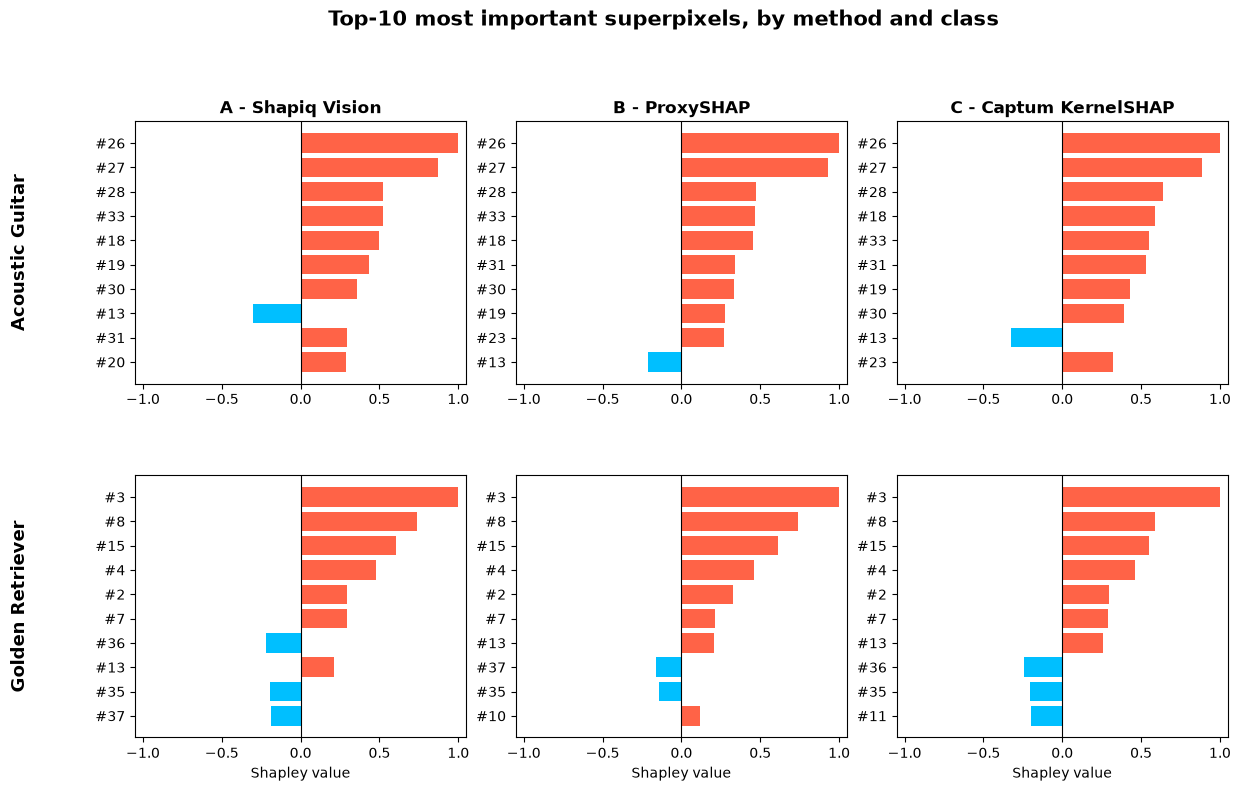
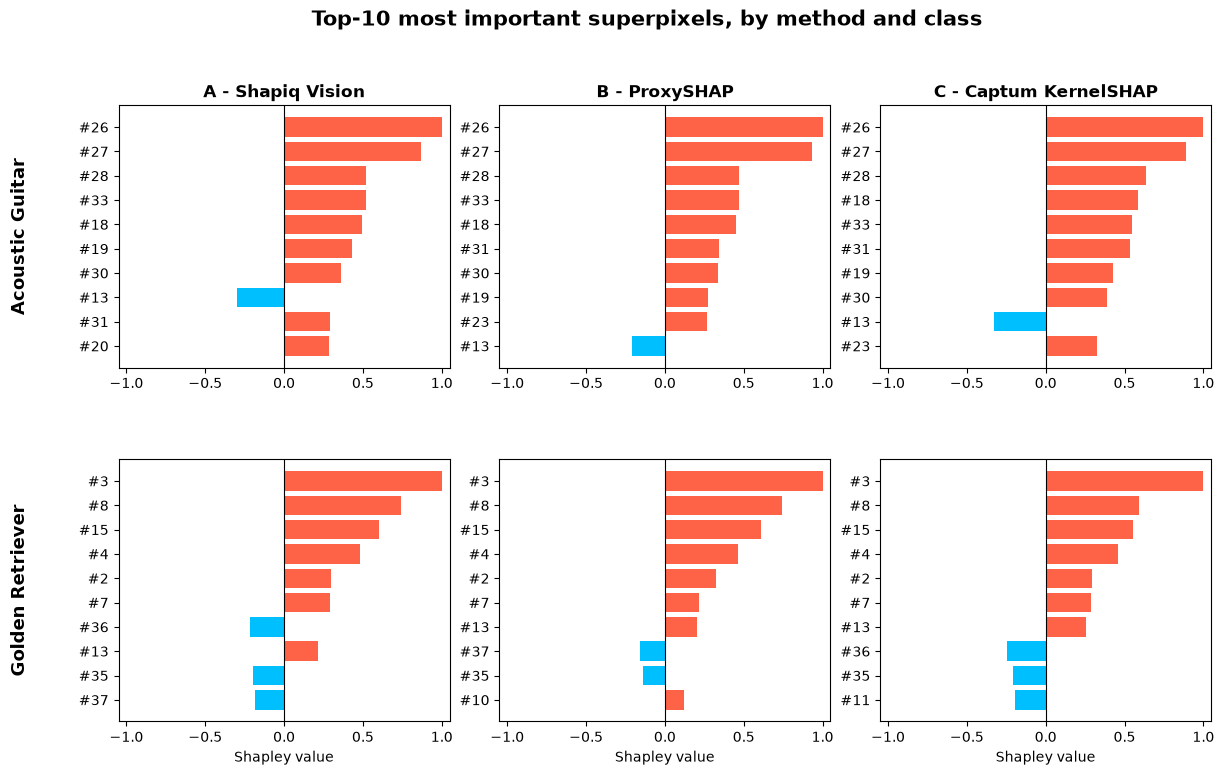
The notebook cell's code change between the first figure and the second:
--- before
+++ after
@@ -14,5 +14,5 @@
     for ax, name in zip(axes[row_idx], names):
         v_raw = vec[name]
-        vmax = np.abs(v_raw).max()          # own scale per panel, not shared
+        vmax = np.abs(v_raw).max()
         v = v_raw / vmax
 
@@ -29,9 +29,9 @@
 
     axes[row_idx, 0].text(
-        -0.35, 0.5, categories[target_class].replace("_", " ").title(),
+        -0.3, 0.5, categories[target_class].replace("_", " ").title(),
         transform=axes[row_idx, 0].transAxes, fontsize=13, fontweight="bold",
         rotation=90, va="center", ha="center",
     )
 
-fig.suptitle("Top-10 most important superpixels, by method and class", fontsize=15, fontweight="bold", y=1.02)
+fig.suptitle("Top-10 most important superpixels, by method and class", fontsize=15, fontweight="bold", y=1)
 plt.show()

Commit: Changed colours